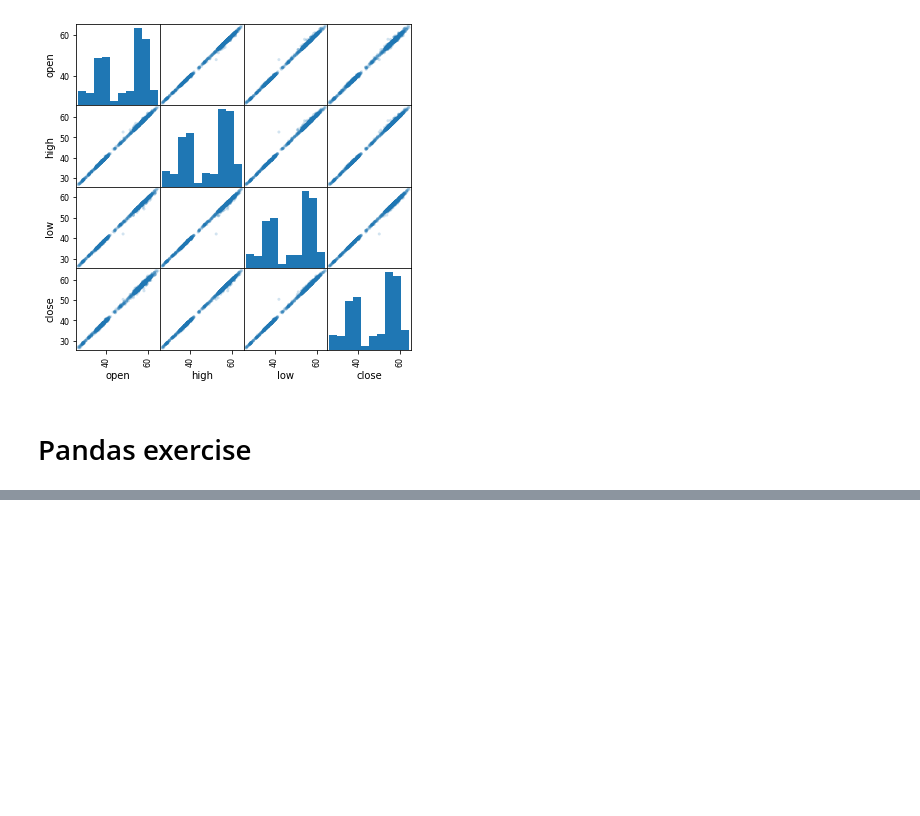
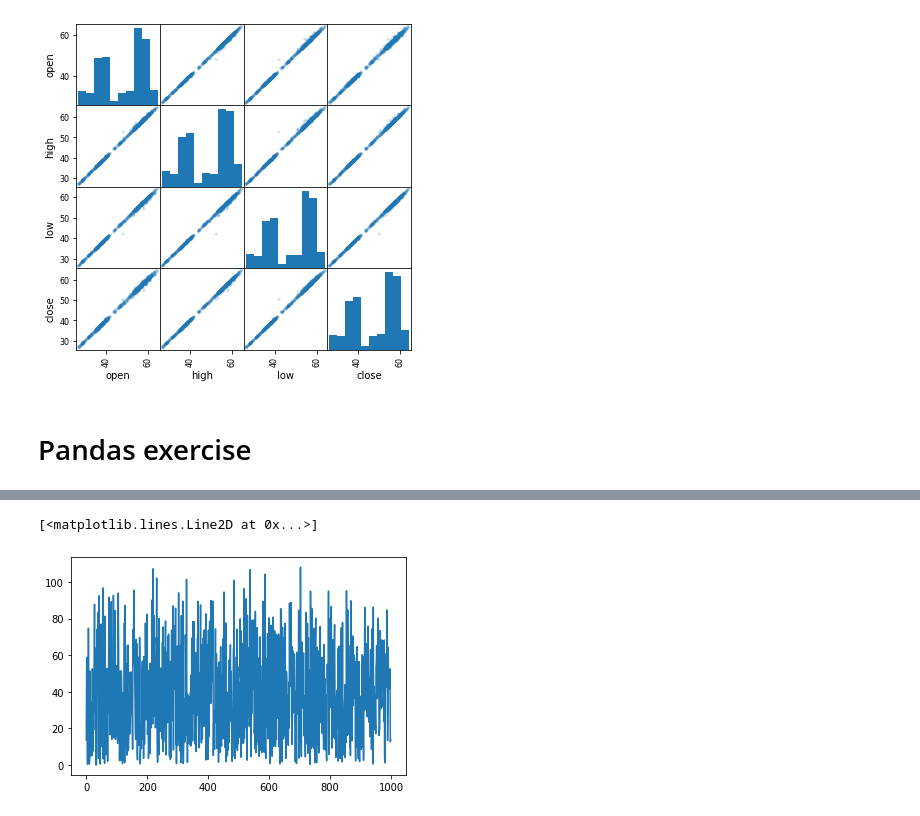
Before and after one commit to redboycode/udemycourses, a Jupyter notebook: lazy_prog_numpy/Pandas_intro.ipynb, the cells around one changed output, grey strips where cells are left out. Cells and saved outputs as stored; diff of their text form; code cells hidden in the pictures; blank space fills up the shorter version.

```diff
--- a/lazy_prog_numpy/Pandas_intro.ipynb
+++ b/lazy_prog_numpy/Pandas_intro.ipynb
@@ -363,0 +391,2 @@ scatter_matrix(df[['open','high','low','close']], alpha=0.2,figsize=(6,6));
+# %%
+DF[['x1sq','x2sq']] = DF.apply(np.square) # square each column, and add results to dataframe
@@ -363,0 +402,2 @@ scatter_matrix(df[['open','high','low','close']], alpha=0.2,figsize=(6,6));
+# %%
+DF['x1x2']= DF['x1']* DF['x2'] #mult doesnt work from np, so this has to be added manually
@@ -363,0 +413,2 @@ scatter_matrix(df[['open','high','low','close']], alpha=0.2,figsize=(6,6));
+# %%
+DF['y'] = y #eventually add the y
@@ -363,0 +444,6 @@ scatter_matrix(df[['open','high','low','close']], alpha=0.2,figsize=(6,6));
+# %%
+F=DF['x1sq'] + DF['x2sq']
+plt.plot(F)
+# %% [output]
+[<matplotlib.lines.Line2D at 0x...>]
+[figure, added]
```
Also changed, not shown: parts of 10 cells of this notebook.
